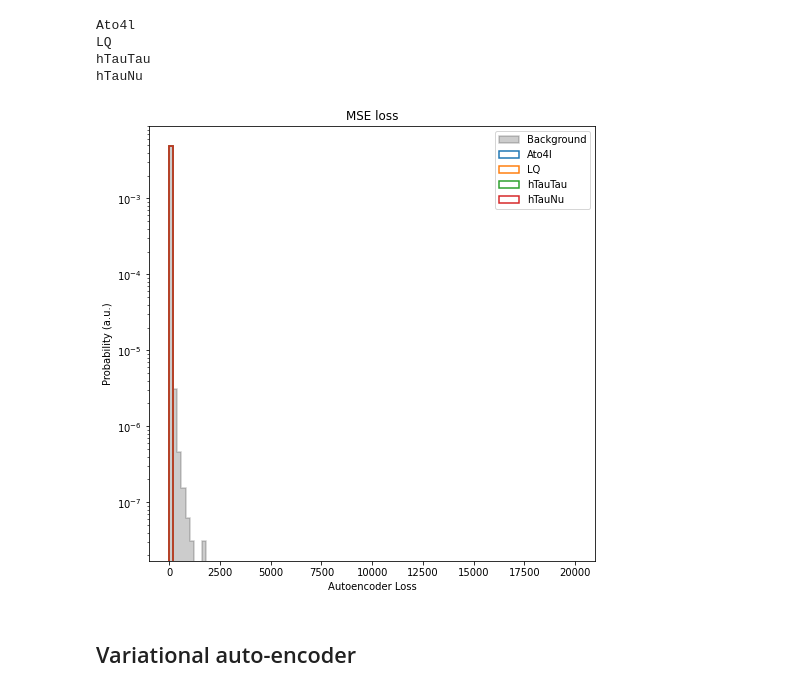
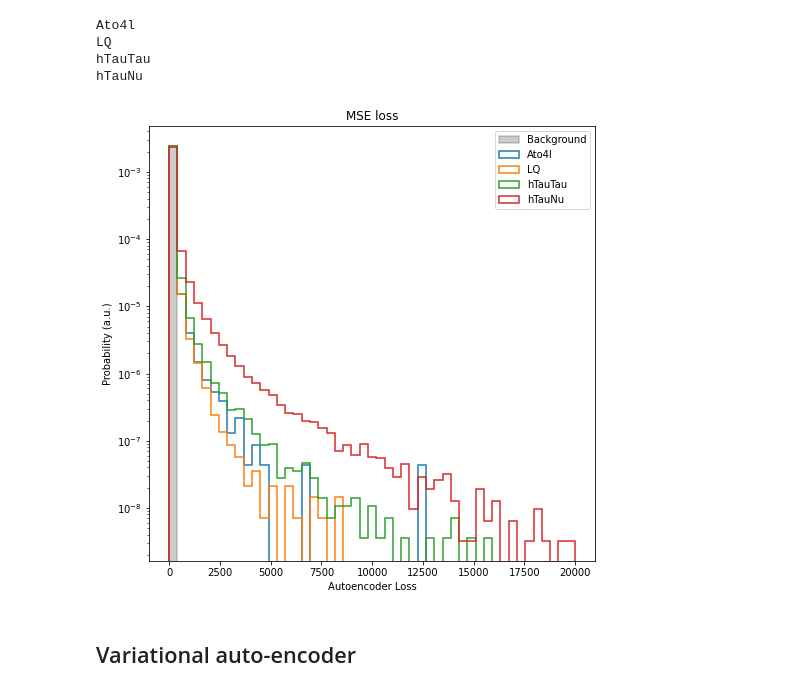
Before and after one commit to inesochoa/lisbon-ml-school, a Jupyter notebook: exercise_4.ipynb, the cells around one changed output. Cells and saved outputs as stored; diff of their text form; code cells hidden in the pictures.

```diff
--- a/exercise_4.ipynb
+++ b/exercise_4.ipynb
@@ -292,9 +261,0 @@ test = scl.transform()
-# %%
-def apply_scaling(X, scalers):
-    X_std = X
-    for feature in range(X.shape[1]):
-        scl = scalers[feature]
-        mask = X[:,feature]!=0
-        if np.count_nonzero(mask) == 0: continue
-        X_std[:,feature][mask] = scl.transform(X[:,feature][mask].reshape(-1,1)).squeeze()
-    return X_std
@@ -305,3 +264,11 @@ X_val_std = apply_scaling(X_val, scalers)
+# %%
+from sklearn.preprocessing import StandardScaler
+
+scl = StandardScaler()
+scl = scl.fit(X_train)
+X_train_std = scl.transform(X_train)
+X_val_std = scl.transform(X_val)
+X_test_std = scl.transform(X_test)
 # %%
 # Dataloaders!
 batch_size = 2048
@@ -324,24 +291,24 @@ class AutoEncoder(nn.Module):
     self.latent_dimension = latent_dimension
 
     self.encoder = nn.Sequential(
-      nn.Linear(self.input_dimension, 16, bias=False),
+      nn.Linear(self.input_dimension, 8, bias=False),
       nn.ReLU(),
-      nn.Linear(16, 8, bias=False),
+      nn.Linear(8, 6, bias=False),
       nn.ReLU(),
-      nn.Linear(8, self.latent_dimension, bias=False))
+      nn.Linear(6, self.latent_dimension, bias=False))
     self.decoder = nn.Sequential(
-      nn.Linear(self.latent_dimension, 8, bias=False),
+      nn.Linear(self.latent_dimension, 6, bias=False),
       nn.ReLU(),
-      nn.Linear(8, 16, bias=False),
+      nn.Linear(6, 8, bias=False),
       nn.ReLU(),
-      nn.Linear(16, self.input_dimension, bias=False))
+      nn.Linear(8, self.input_dimension, bias=False))
 
   def forward(self, x):
     x = self.encoder(x)
     x = self.decoder(x)
     return x
 # %%
-input_dimension = 57
+input_dimension = 12
 latent_dimension = 3
 
 autoencoder = AutoEncoder(input_dimension,latent_dimension)
@@ -564,21 +535,21 @@ LQ
 hTauTau
 hTauNu
 # %%
-mse_binning = np.linspace(0,20000,100)
+mse_binning = np.linspace(0,20000,50)
 plt.figure(figsize=(8,8))
 #bkg
 plt.hist(total_loss[0].numpy(), bins=mse_binning, label="Background", color="black", density = True, histtype='step', fill=True, alpha=0.2, linewidth=1.5)
 #signals
 for i, label in enumerate(signals):
     plt.hist(total_loss[i+1].numpy(), bins=mse_binning, label=label, density = True, histtype='step', fill=False, linewidth=1.5)
 plt.yscale('log')
 plt.xlabel("Autoencoder Loss")
 plt.ylabel("Probability (a.u.)")
 plt.title('MSE loss')
 plt.legend(loc='best')
 plt.show()
 # %% [output]
-[figure, old version]
+[figure, new version]
 # %% [markdown]
 ## Variational auto-encoder
 # %% [markdown]
```
Also changed, not shown: parts of 24 cells of this notebook.
